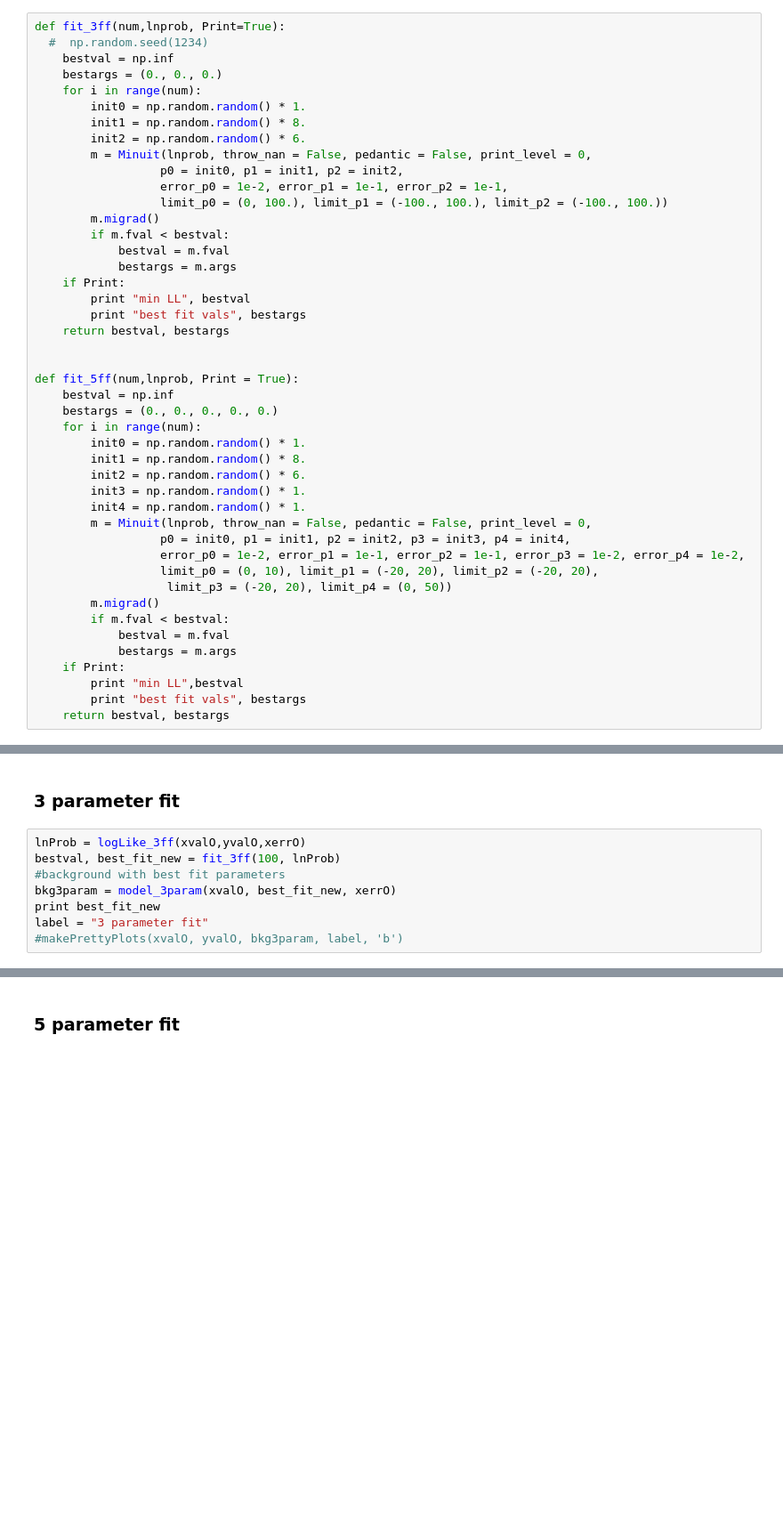
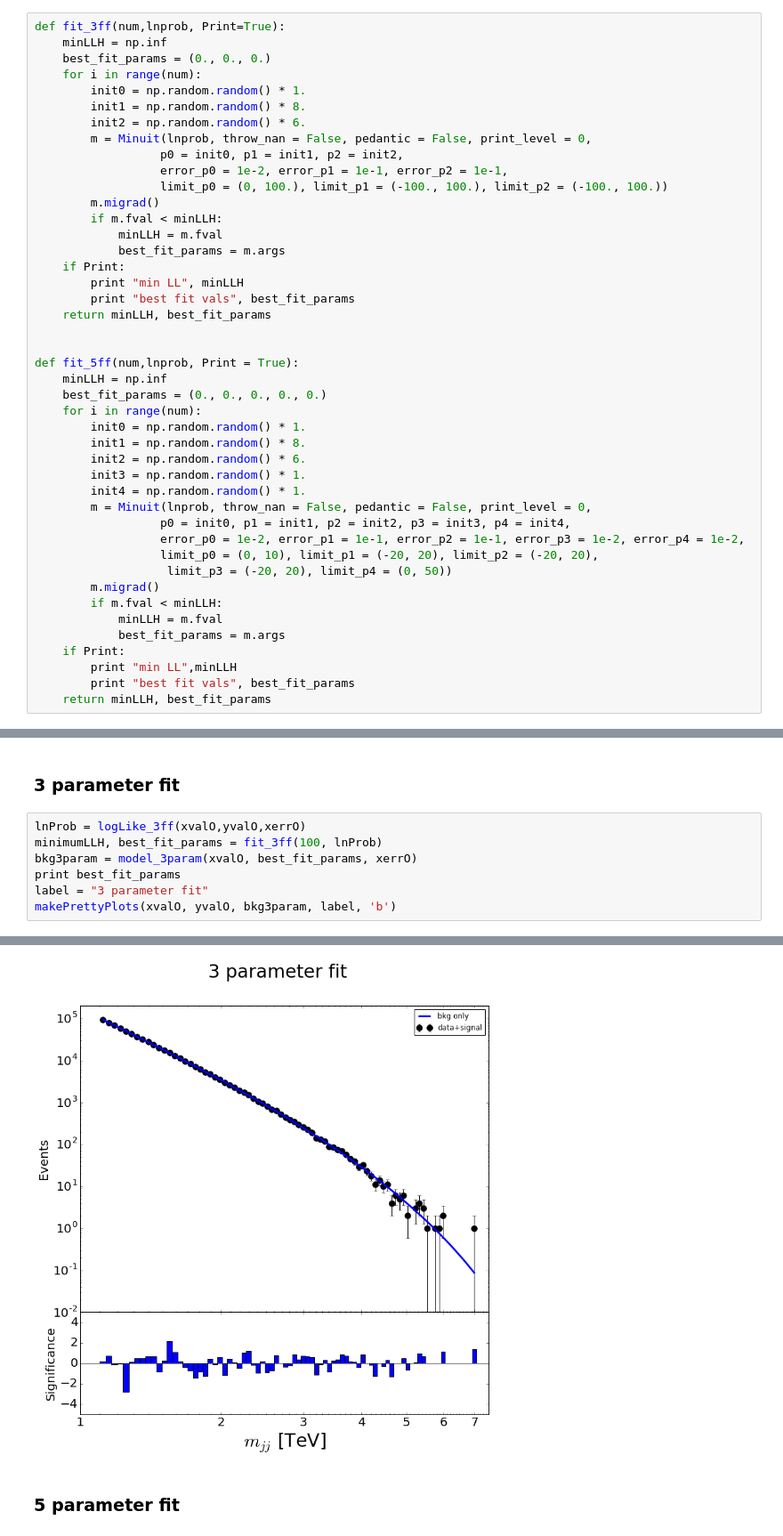
Before and after one commit to mfrate28/GP_Paper, a Jupyter notebook: InitialFits-and-ToyMaking.ipynb, the cells around one changed output, grey strips where cells are left out. Shown at 89% size. Drawn from its saved outputs; the diff is of its cells as text; blank space fills up the shorter version.

```diff
--- a/InitialFits-and-ToyMaking.ipynb
+++ b/InitialFits-and-ToyMaking.ipynb
@@ -378,8 +335,7 @@ class logLike_5ff_sig:
 # %%
 def fit_3ff(num,lnprob, Print=True):
-  #  np.random.seed(1234)
-    bestval = np.inf
-    bestargs = (0., 0., 0.)
+    minLLH = np.inf
+    best_fit_params = (0., 0., 0.)
     for i in range(num):
         init0 = np.random.random() * 1.
         init1 = np.random.random() * 8.
@@ -389,18 +345,18 @@ def fit_3ff(num,lnprob, Print=True):
                   error_p0 = 1e-2, error_p1 = 1e-1, error_p2 = 1e-1,
                   limit_p0 = (0, 100.), limit_p1 = (-100., 100.), limit_p2 = (-100., 100.))
         m.migrad()
-        if m.fval < bestval:
-            bestval = m.fval
-            bestargs = m.args
+        if m.fval < minLLH:
+            minLLH = m.fval
+            best_fit_params = m.args
     if Print:
-        print "min LL", bestval
-        print "best fit vals", bestargs
-    return bestval, bestargs
+        print "min LL", minLLH
+        print "best fit vals", best_fit_params
+    return minLLH, best_fit_params
 
 
 def fit_5ff(num,lnprob, Print = True):
-    bestval = np.inf
-    bestargs = (0., 0., 0., 0., 0.)
+    minLLH = np.inf
+    best_fit_params = (0., 0., 0., 0., 0.)
     for i in range(num):
         init0 = np.random.random() * 1.
         init1 = np.random.random() * 8.
@@ -413,10 +369,10 @@ def fit_5ff(num,lnprob, Print = True):
                   limit_p0 = (0, 10), limit_p1 = (-20, 20), limit_p2 = (-20, 20),
                    limit_p3 = (-20, 20), limit_p4 = (0, 50))
         m.migrad()
-        if m.fval < bestval:
-            bestval = m.fval
-            bestargs = m.args
+        if m.fval < minLLH:
+            minLLH = m.fval
+            best_fit_params = m.args
     if Print:
-        print "min LL",bestval
-        print "best fit vals", bestargs
-    return bestval, bestargs
+        print "min LL",minLLH
+        print "best fit vals", best_fit_params
+    return minLLH, best_fit_params
@@ -515,10 +452,9 @@ basicPlot(xvalO, yvalO, meanGPnom, label)
 ### 3 parameter fit
 # %%
 lnProb = logLike_3ff(xvalO,yvalO,xerrO)
-bestval, best_fit_new = fit_3ff(100, lnProb)
-#background with best fit parameters
-bkg3param = model_3param(xvalO, best_fit_new, xerrO)
-print best_fit_new
+minimumLLH, best_fit_params = fit_3ff(100, lnProb)
+bkg3param = model_3param(xvalO, best_fit_params, xerrO)
+print best_fit_params
 label = "3 parameter fit"
-#makePrettyPlots(xvalO, yvalO, bkg3param, label, 'b')
+makePrettyPlots(xvalO, yvalO, bkg3param, label, 'b')
 # %% [output]
@@ -528,3 +465,4 @@ best fit vals (0.016089678408287567, 8.382831170438962, -5.232713956269947)
+[figure, added]
 # %% [markdown]
 ### 5 parameter fit
 # %%
```
Also changed, not shown: parts of 47 cells of this notebook.
